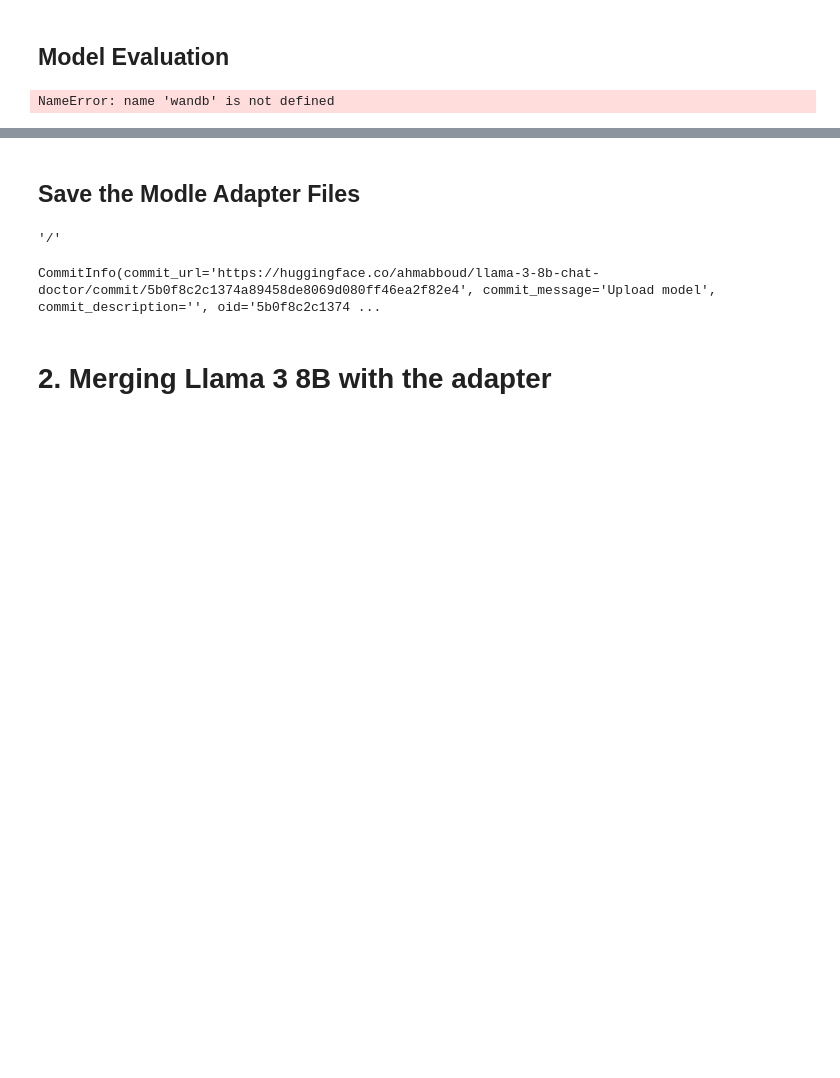
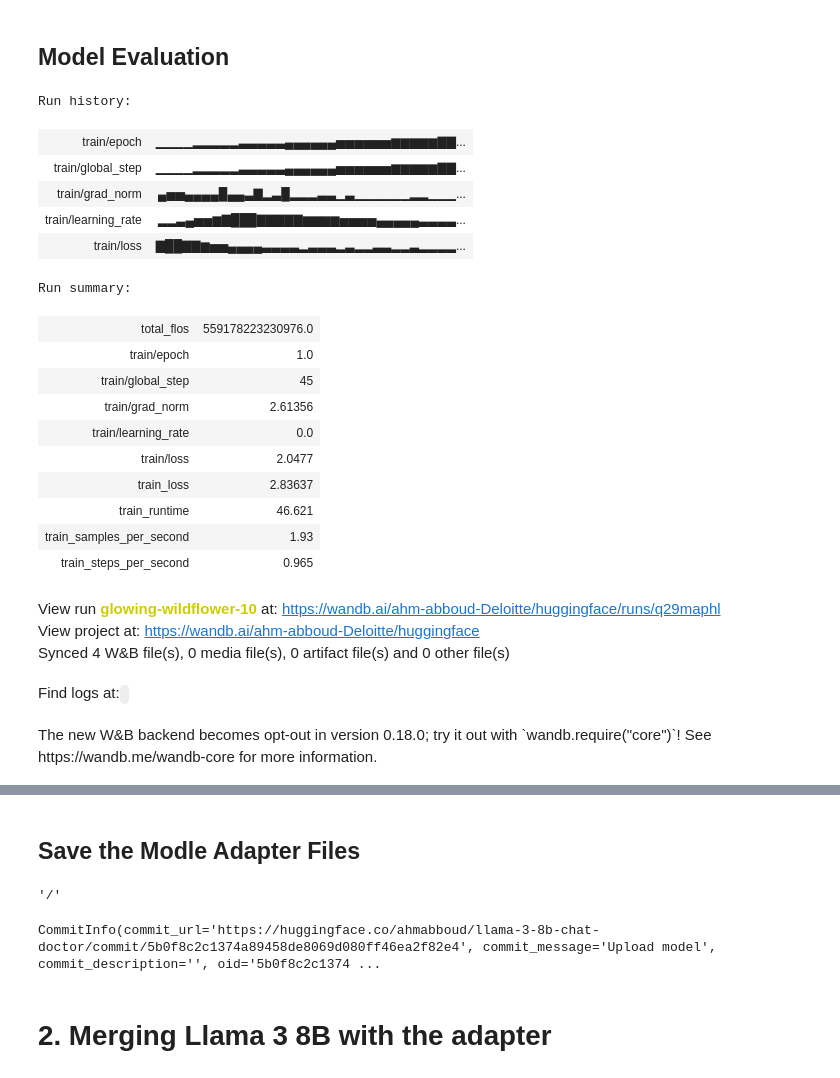
Before and after one commit to ahmabboud/llm_finetuning, a Jupyter notebook: Deloitte/finetuned/Assistent_finetuning.ipynb, the cells around one changed output, grey strips where cells are left out. Saved outputs shown, nothing was run; the diff lists cells and outputs as text; code cells hidden in the pictures; blank space fills up the shorter version.

```diff
--- a/Deloitte/finetuned/Assistent_finetuning.ipynb
+++ b/Deloitte/finetuned/Assistent_finetuning.ipynb
@@ -248,10 +274,31 @@ TrainOutput(global_step=45, training_loss=2.8565480682584976, metrics={'train_ru
 ## Model Evaluation
 # %%
 
-# wandb.finish()
-# model.config.use_cache = True
+wandb.finish()
+model.config.use_cache = True
 # %% [output]
-NameError: name 'wandb' is not defined
+Run history:
+| train/epoch | ▁▁▁▁▂▂▂▂▂▃▃▃▃▃▄▄▄▄▄▄▅▅▅▅▅▅▆▆▆▆▆▇▇... |
+| train/global_step | ▁▁▁▁▂▂▂▂▂▃▃▃▃▃▄▄▄▄▄▄▅▅▅▅▅▅▆▆▆▆▆▇▇... |
+| train/grad_norm | ▄▅▅▄▄▄▄█▄▄▃▇▂▃█▂▂▂▃▃▁▃▁▁▁▁▁▁▂▂▁▁▁... |
+| train/learning_rate | ▂▂▃▄▅▅▆▇███▇▇▇▇▇▆▆▆▆▅▅▅▅▄▄▄▄▄▃▃▃▃... |
+| train/loss | ▇██▇▇▆▅▅▄▄▄▄▃▃▃▃▂▃▃▃▂▃▂▂▃▃▂▂▃▂▂▂▂... |
+Run summary:
+| total_flos | 559178223230976.0 |
+| train/epoch | 1.0 |
+| train/global_step | 45 |
+| train/grad_norm | 2.61356 |
+| train/learning_rate | 0.0 |
+| train/loss | 2.0477 |
+| train_loss | 2.83637 |
+| train_runtime | 46.621 |
+| train_samples_per_second | 1.93 |
+| train_steps_per_second | 0.965 |
+View run glowing-wildflower-10 at: https://wandb.ai/ahm-abboud-Deloitte/huggingface/runs/q29maphl
+View project at: https://wandb.ai/ahm-abboud-Deloitte/huggingface
+Synced 4 W&B file(s), 0 media file(s), 0 artifact file(s) and 0 other file(s)
+Find logs at:
+The new W&B backend becomes opt-out in version 0.18.0; try it out with `wandb.require("core")`! See https://wandb.me/wandb-core for more information.
 # %%
 messages = [
     {
```
Also changed, not shown: parts of 20 cells of this notebook, 1 other file.
